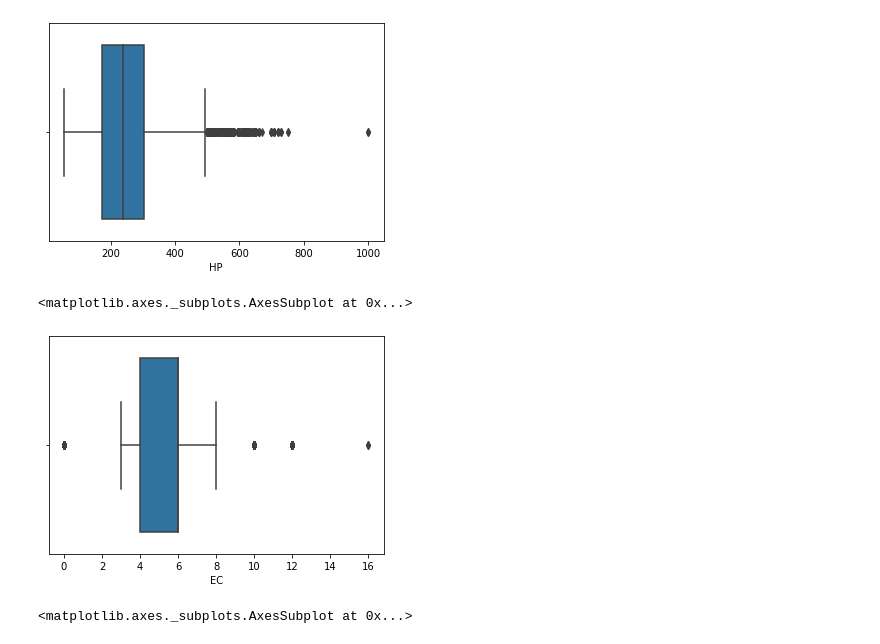
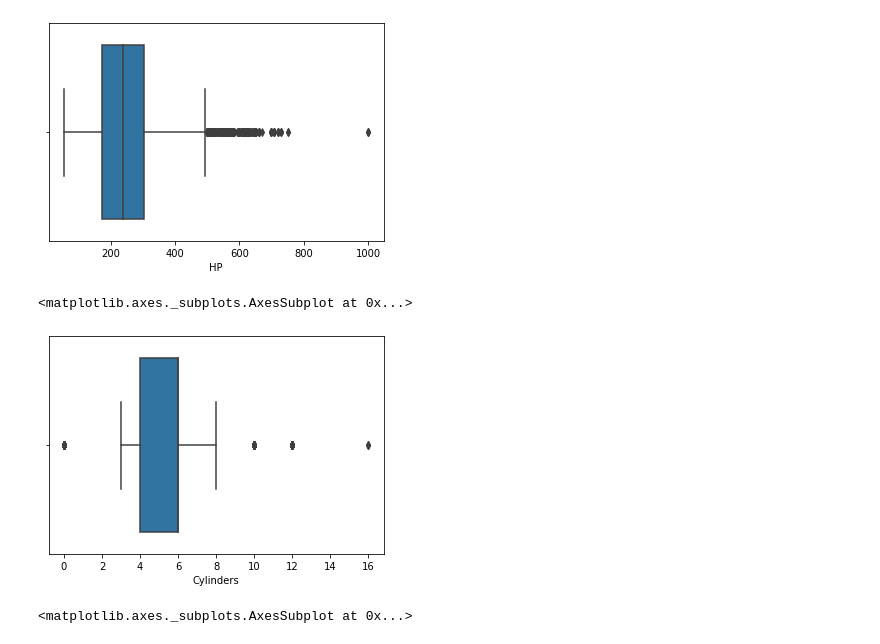
Before and after one commit to Sahiti99/EDA-on-cardata, a Jupyter notebook: Untitled1.ipynb, the cells around one changed output. Cells and saved outputs as stored; diff of their text form; code cells hidden in the pictures.

```diff
--- a/Untitled1.ipynb
+++ b/Untitled1.ipynb
@@ -109,7 +133,7 @@ dtype: int64
 # %%
 
-df=df.rename(columns={"Engine Fuel Type":"ETF","Engine HP":"HP" ,"Engine Cylinders":"EC", "Transmission Type":"TT",
-                  "Number of Doors":"ND", "Market Category":"MK", "Vehicle Size":"VS","Vehicle Style": "VT",
-                  "highway MPG":"MPGH", "city mpg":"MPGC","MSRP":"PRICE","Driven_Wheels":"Drive_Mode"})
+df=df.rename(columns={"Engine Fuel Type":"ETF","Engine HP":"HP" ,"Engine Cylinders":"Cylinders", "Transmission Type":"Transmission",
+                "Number of Doors":"No_Doors", "Market Category":"MK","Driven_Wheels":"Drive_Mode", "Vehicle Size":"VSize",
+                  "Vehicle Style": "VStyle", "highway MPG":"MPG-H", "city mpg":"MPG-C","MSRP":"PRICE",})
 df.head()
 # %% [output]
@@ -241,10 +281,10 @@ sns.boxplot(df['HP'])
 <matplotlib.axes._subplots.AxesSubplot at 0x...>
 [figure]
 # %%
-sns.boxplot(df["EC"])
+sns.boxplot(df["Cylinders"])
 # %% [output]
 <matplotlib.axes._subplots.AxesSubplot at 0x...>
-[figure, old version]
+[figure, new version]
 # %%
 sns.boxplot(df["Year"])
 # %% [output]
```
Also changed, not shown: parts of 70 cells of this notebook.
